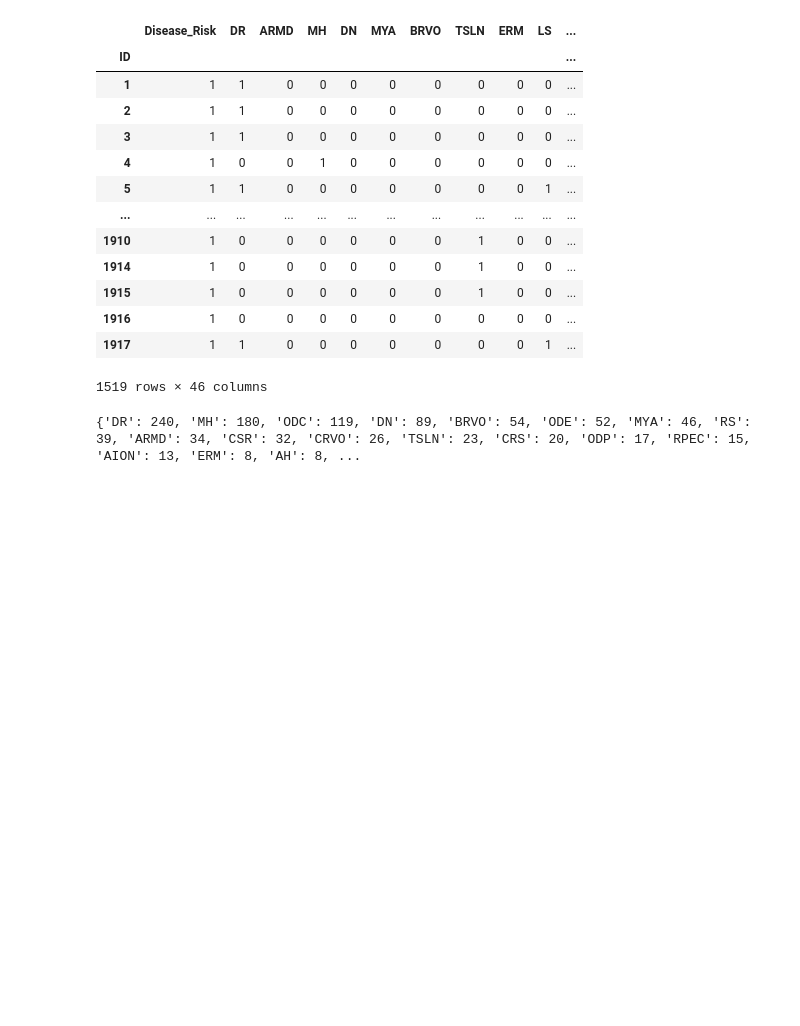
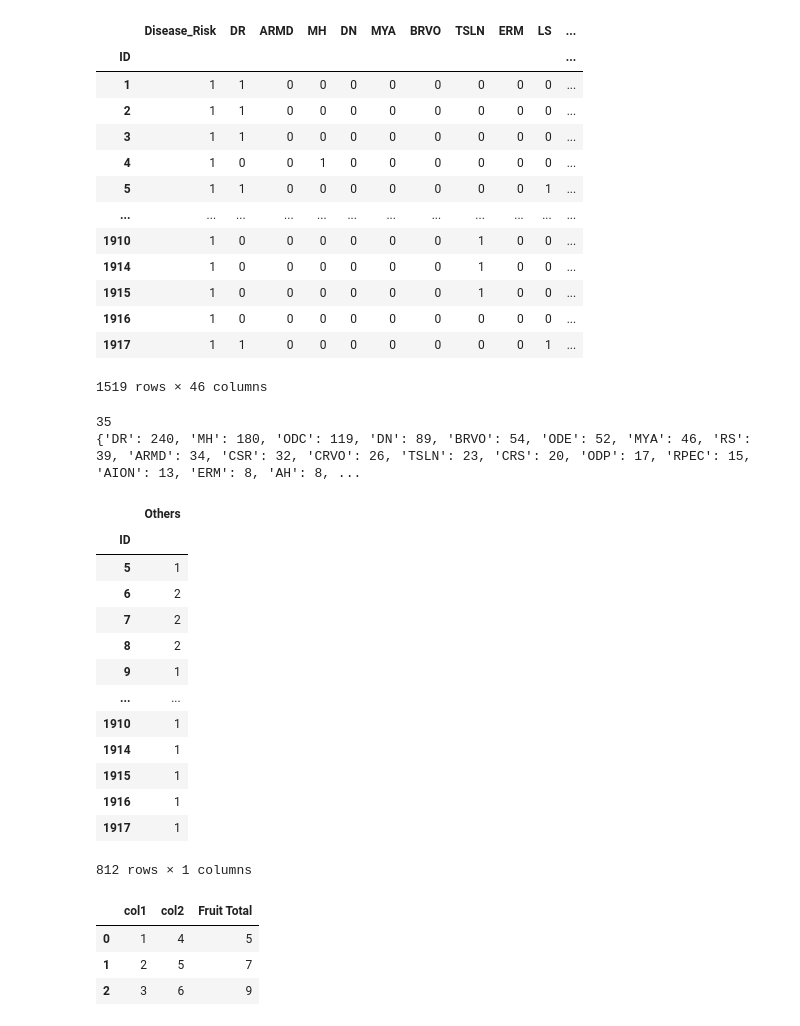
Before and after one commit to gomezpaula658/eye_spy_peekaboo_for_health, a Jupyter notebook: notebooks/data_balance_stage2.ipynb, the cells around one changed output. Drawn from its saved outputs; the diff is of its cells as text; code cells hidden in the pictures; blank space fills up the shorter version.

Commit message:
updated the disease categorical preprocessing

```diff
--- a/notebooks/data_balance_stage2.ipynb
+++ b/notebooks/data_balance_stage2.ipynb
@@ -131,6 +133,14 @@ for cols in disease_list:
 # no_overlap_disease_dict
 # %%
 sorted_dict = {k: v for k, v in sorted(no_overlap_disease_dict.items(), key=lambda item: item[1], reverse=True)}
+# for value in sorted_dict.values():
+#     if value == 0:
+#         del sorted_dict[]
+
+sorted_dict = {key:val for key, val in sorted_dict.items() if val != 0}
+
+print(len(sorted_dict))
 print(sorted_dict)
 # %% [output]
+35
 {'DR': 240, 'MH': 180, 'ODC': 119, 'DN': 89, 'BRVO': 54, 'ODE': 52, 'MYA': 46, 'RS': 39, 'ARMD': 34, 'CSR': 32, 'CRVO': 26, 'TSLN': 23, 'CRS': 20, 'ODP': 17, 'RPEC': 15, 'AION': 13, 'ERM': 8, 'AH': 8, ...
@@ -136,0 +150,41 @@ print(sorted_dict)
+# %%
+# others = []
+# for value in sorted_dict.values():
+    # if value < 100:
+    #     others = list(sorted_dict.keys())[list(sorted_dict.values()).index(value)]
+        # print(list(sorted_dict.keys())[list(sorted_dict.values()).index(value)])
+# others
+
+df_cat_others_indexID = df.drop(['Disease_Risk','DR','MH','ODC','DN'], axis=1).set_index('ID')
+df_cat_others_indexID['Others'] = df_cat_others_indexID.sum(axis=1)
+df_cat_others_indexID = df_cat_others_indexID[df_cat_others_indexID.Others != 0]
+df_cat_others_indexID = df_cat_others_indexID[['Others']]
+df_cat_others_indexID
+# %% [output]
+|  | Others |
+| ID |  |
+| 5 | 1 |
+| 6 | 2 |
+| 7 | 2 |
+| 8 | 2 |
+| 9 | 1 |
+| ... | ... |
+| 1910 | 1 |
+| 1914 | 1 |
+| 1915 | 1 |
+| 1916 | 1 |
+| 1917 | 1 |
+812 rows × 1 columns
+# %%
+# create a sample DataFrame
+df_example = pd.DataFrame({'col1': [1, 2, 3], 'col2': [4, 5, 6]})
+# df_example
+df_example['Fruit Total']= df_example.sum(axis=1)
+# merge the two columns into one
+# df_example['merged'] = pd.concat([df['col1'], df['col2']])
+df_example
+# %% [output]
+|  | col1 | col2 | Fruit Total |
+| 0 | 1 | 4 | 5 |
+| 1 | 2 | 5 | 7 |
+| 2 | 3 | 6 | 9 |
```
Also changed, not shown: parts of 2 cells of this notebook.
